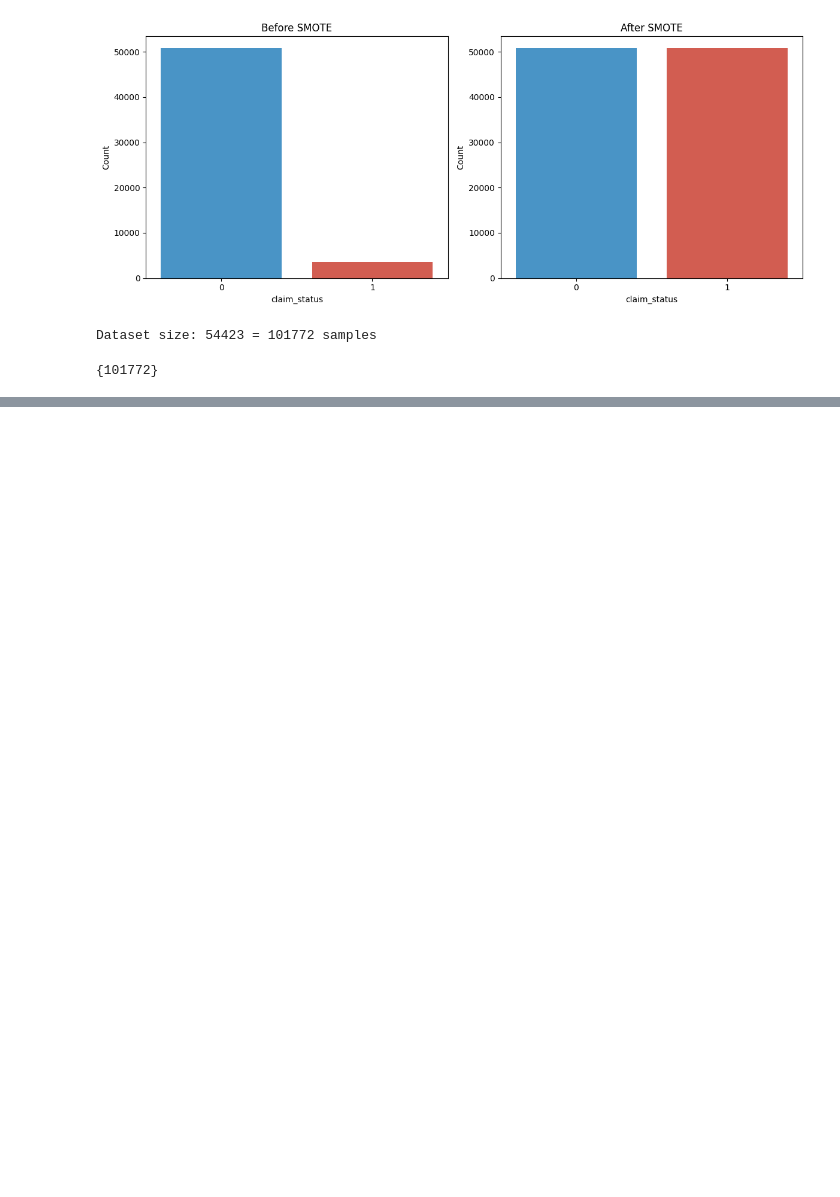
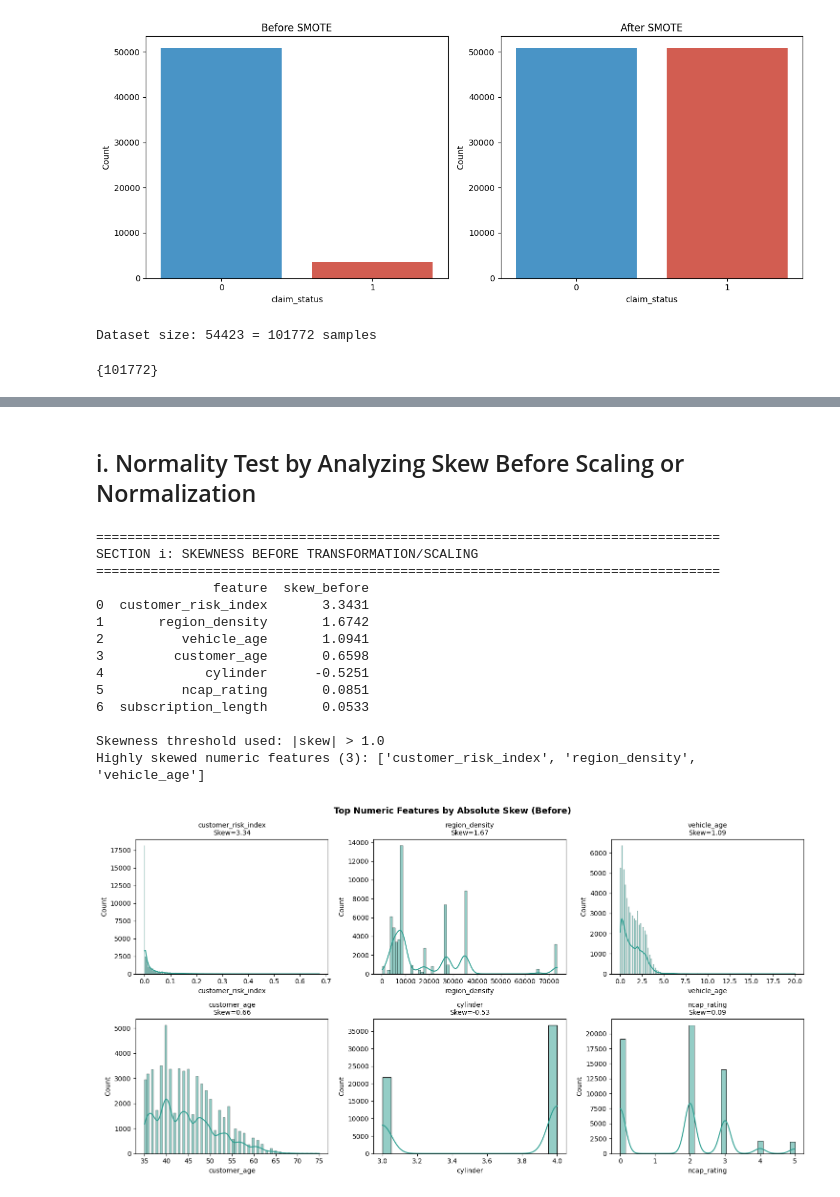
Before and after one commit to Ri2-B/predicting-insurance-claims, a Jupyter notebook: project.ipynb, the cells around one changed output, grey strips where cells are left out. Drawn from its saved outputs; the diff is of its cells as text; code cells hidden in the pictures; blank space fills up the shorter version.

```diff
--- a/project.ipynb
+++ b/project.ipynb
@@ -369,0 +1914,75 @@ print({len(y_resampled)})
+# %% [markdown]
+## i. Normality Test by Analyzing Skew Before Scaling or Normalization
+# %%
+# Section i: Normality test (skewness) before any additional transformation/scaling
+import os
+import joblib
+from sklearn.model_selection import train_test_split
+from sklearn.linear_model import LogisticRegression
+from sklearn.ensemble import RandomForestClassifier, GradientBoostingClassifier
+from sklearn.metrics import accuracy_score, precision_score, recall_score, f1_score, roc_auc_score, confusion_matrix
+
+base_df = reduction_df_corr_filtered.copy() if 'reduction_df_corr_filtered' in globals() else df.copy()
+
+if 'claim_status' not in base_df.columns:
+    raise ValueError('claim_status column is required.')
+
+numeric_input_features = base_df.select_dtypes(include=[np.number]).columns.tolist()
+if 'claim_status' in numeric_input_features:
+    numeric_input_features.remove('claim_status')
+
+if not numeric_input_features:
+    raise ValueError('No numeric input features found for skew analysis.')
+
+# Keep complete rows for numeric inputs and target
+base_df['claim_status'] = pd.to_numeric(base_df['claim_status'], errors='coerce')
+base_df = base_df.dropna(subset=['claim_status'] + numeric_input_features).copy()
+base_df['claim_status'] = base_df['claim_status'].astype(int)
+
+skew_before = base_df[numeric_input_features].skew().sort_values(key=np.abs, ascending=False)
+skew_before_df = skew_before.reset_index()
+skew_before_df.columns = ['feature', 'skew_before']
+
+print('=' * 80)
+print('SECTION i: SKEWNESS BEFORE TRANSFORMATION/SCALING')
+print('=' * 80)
+print(skew_before_df.round(4))
+
+# Track highly skewed features for later correction before scaling
+skew_threshold = 1.0
+high_skew_features = skew_before_df.loc[skew_before_df['skew_before'].abs() > skew_threshold, 'feature'].tolist()
+
+print(f"\nSkewness threshold used: |skew| > {skew_threshold}")
+print(f"Highly skewed numeric features ({len(high_skew_features)}): {high_skew_features}")
+
+# Basic histogram view for top skewed features
+top_skew_feats = skew_before_df['feature'].head(min(6, len(skew_before_df))).tolist()
+fig, axes = plt.subplots(2, 3, figsize=(15, 8))
+axes = axes.flatten()
+
+for idx, feat in enumerate(top_skew_feats):
+    sns.histplot(base_df[feat], kde=True, ax=axes[idx], color='#2a9d8f')
+    axes[idx].set_title(f'{feat}\nSkew={skew_before[feat]:.2f}', fontsize=10)
+
+for idx in range(len(top_skew_feats), 6):
+    axes[idx].axis('off')
+
+plt.suptitle('Top Numeric Features by Absolute Skew (Before)', fontsize=13, fontweight='bold')
+plt.tight_layout()
+plt.show()
+# %% [output]
+================================================================================
+SECTION i: SKEWNESS BEFORE TRANSFORMATION/SCALING
+================================================================================
+               feature  skew_before
+0  customer_risk_index       3.3431
+1       region_density       1.6742
+2          vehicle_age       1.0941
+3         customer_age       0.6598
+4             cylinder      -0.5251
+5          ncap_rating       0.0851
+6  subscription_length       0.0533
+
+Skewness threshold used: |skew| > 1.0
+Highly skewed numeric features (3): ['customer_risk_index', 'region_density', 'vehicle_age']
+[figure, added]
```
Also changed, not shown: parts of 43 cells of this notebook.
